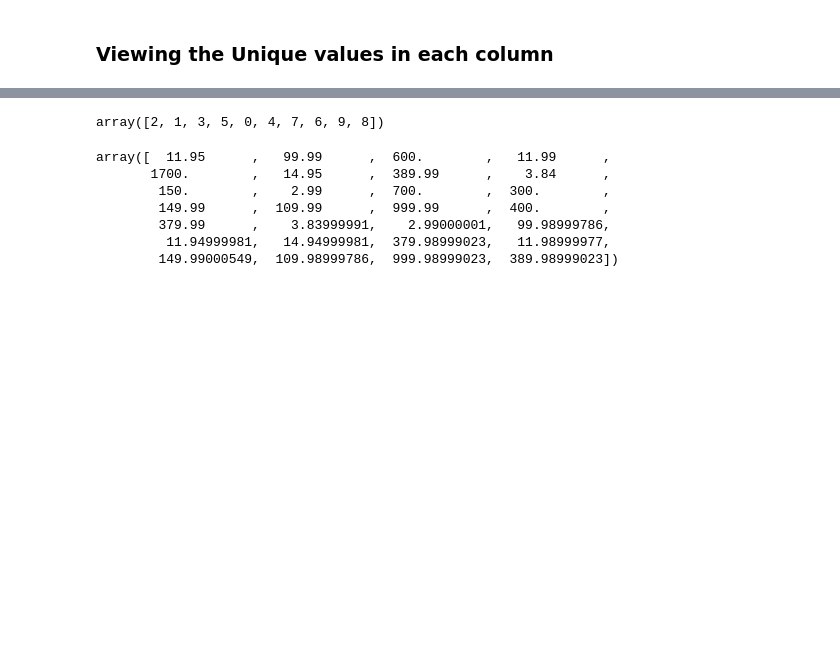
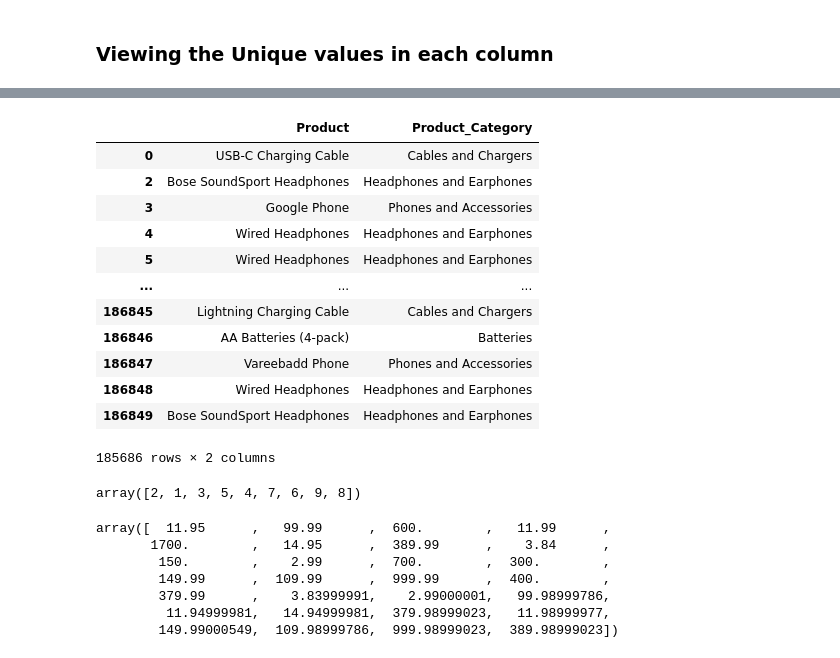
Before and after one commit to briansiaw5/Business-Analytics-Project, a Jupyter notebook: pbd_project.ipynb, the cells around one changed output, grey strips where cells are left out. Saved outputs shown, nothing was run; the diff lists cells and outputs as text; code cells hidden in the pictures; blank space fills up the shorter version.

```diff
--- a/pbd_project.ipynb
+++ b/pbd_project.ipynb
@@ -525,8 +526,51 @@ array(['USB-C Charging Cable', 'Bose SoundSport Headphones',
+# %%
+# Dictionary to map products to their categories
+product_categories = {
+    'USB-C Charging Cable': 'Cables and Chargers',
+    'Lightning Charging Cable': 'Cables and Chargers',
+    'Bose SoundSport Headphones': 'Headphones and Earphones',
+    'Wired Headphones': 'Headphones and Earphones',
+    'Apple Airpods Headphones': 'Headphones and Earphones',
+    'Google Phone': 'Phones and Accessories',
+    'iPhone': 'Phones and Accessories',
+    'Vareebadd Phone': 'Phones and Accessories',
+    'Macbook Pro Laptop': 'Laptops',
+    'ThinkPad Laptop': 'Laptops',
+    '27in 4K Gaming Monitor': 'Monitors and Displays',
+    '27in FHD Monitor': 'Monitors and Displays',
+    '20in Monitor': 'Monitors and Displays',
+    '34in Ultrawide Monitor': 'Monitors and Displays',
+    'Flatscreen TV': 'Monitors and Displays',
+    'AA Batteries (4-pack)': 'Batteries',
+    'AAA Batteries (4-pack)': 'Batteries',
+    'LG Dryer': 'Home Appliances',
+    'LG Washing Machine': 'Home Appliances'
+}
+
+# creating a new column named Product category that would map the products
+clean_df['Product_Category'] = clean_df['Product'].map(product_categories)
+
+# Display the new category column along with the product column
+clean_df[['Product', 'Product_Category']]
+# %% [output]
+|  | Product | Product_Category |
+| 0 | USB-C Charging Cable | Cables and Chargers |
+| 2 | Bose SoundSport Headphones | Headphones and Earphones |
+| 3 | Google Phone | Phones and Accessories |
+| 4 | Wired Headphones | Headphones and Earphones |
+| 5 | Wired Headphones | Headphones and Earphones |
+| ... | ... | ... |
+| 186845 | Lightning Charging Cable | Cables and Chargers |
+| 186846 | AA Batteries (4-pack) | Batteries |
+| 186847 | Vareebadd Phone | Phones and Accessories |
+| 186848 | Wired Headphones | Headphones and Earphones |
+| 186849 | Bose SoundSport Headphones | Headphones and Earphones |
+185686 rows × 2 columns
 # %%
 #Viewing the unique values in the column Quantity
 clean_df['Quantity_Ordered'].unique()
 # %% [output]
-array([2, 1, 3, 5, 0, 4, 7, 6, 9, 8])
+array([2, 1, 3, 5, 4, 7, 6, 9, 8])
 # %%
 #Viewing the unique values in the column Price Each
 clean_df['Price_Each'].unique()
```
Also changed, not shown: parts of 7 cells of this notebook.
